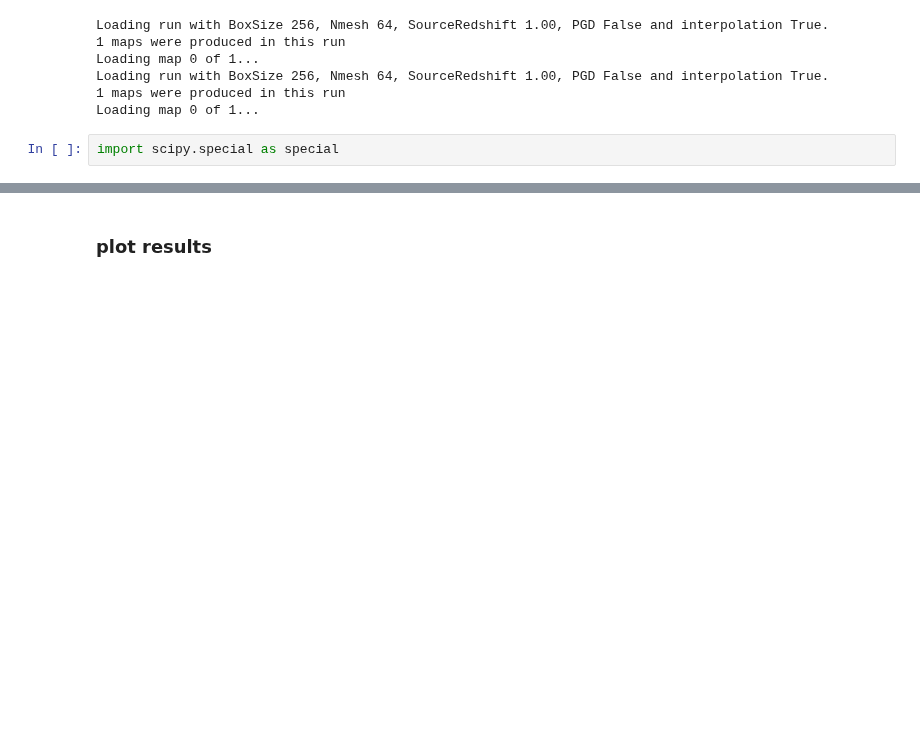
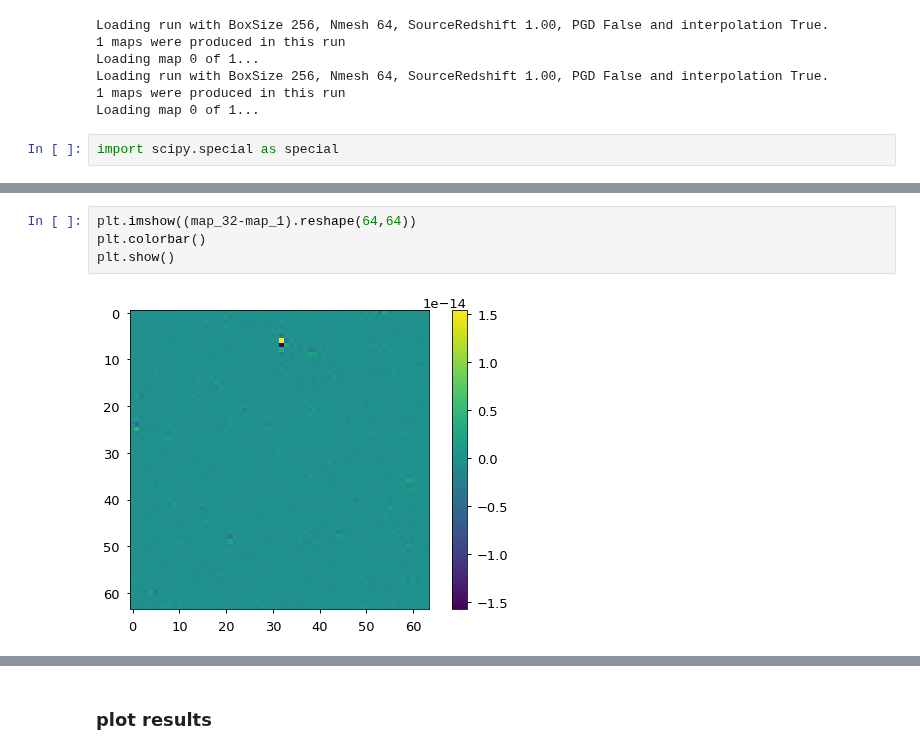
Before and after one commit to VMBoehm/MADLens, a Jupyter notebook: notebooks/PlotResults-publications.ipynb, the cells around one changed output, grey strips where cells are left out. Drawn from its saved outputs; the diff is of its cells as text; blank space fills up the shorter version.

```diff
--- a/notebooks/PlotResults-publications.ipynb
+++ b/notebooks/PlotResults-publications.ipynb
@@ -592 +607,7 @@ jvp = np.load('/global/cscratch1/sd/vboehm/MADLensOutputs/0c627df/deriv_test0/ma
+# %%
+plt.imshow((map_32-map_1).reshape(64,64))
+plt.colorbar()
+plt.show()
+# %% [output]
+[figure, added]
 # %%
```
Also changed, not shown: parts of 9 cells of this notebook, 2 other files.
